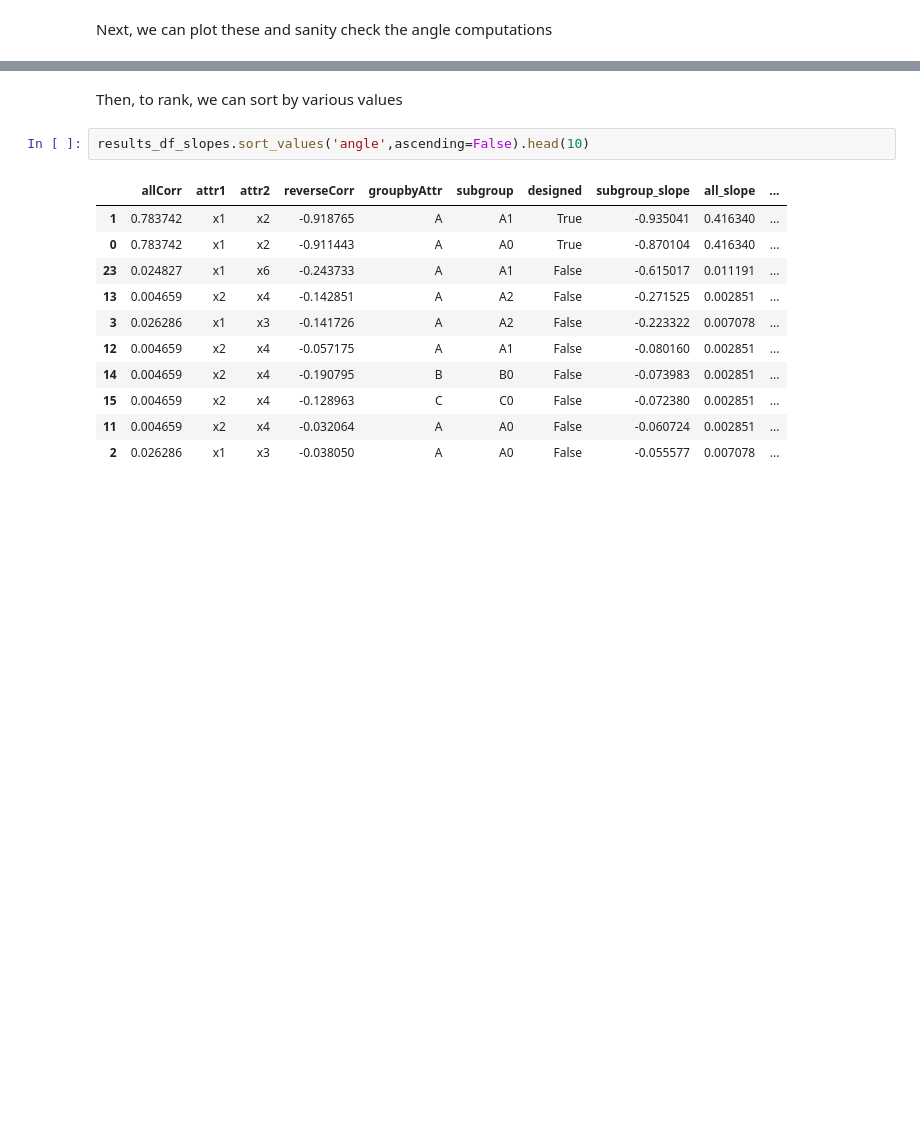
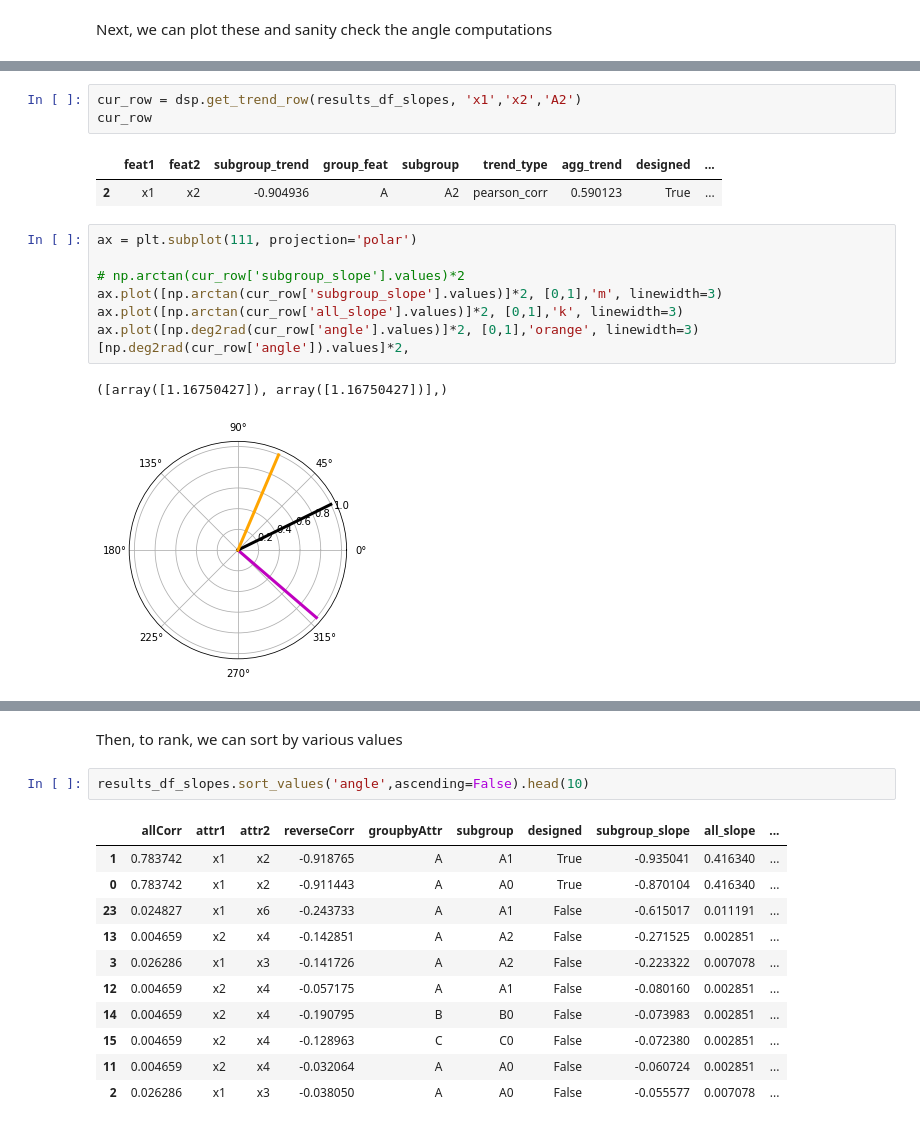
Before and after one commit to fairnessforensics/wiggum, a Jupyter notebook: research_notebooks/ranking_sp_occurences.ipynb, the cells around one changed output, grey strips where cells are left out. Cells and saved outputs as stored; diff of their text form; blank space fills up the shorter version.

```diff
--- a/research_notebooks/ranking_sp_occurences.ipynb
+++ b/research_notebooks/ranking_sp_occurences.ipynb
@@ -142,0 +141,17 @@ sp_plot(many_sp_df_diff,'x1','x2','A')
+# %%
+cur_row = dsp.get_trend_row(results_df_slopes, 'x1','x2','A2')
+cur_row
+# %% [output]
+|  | feat1 | feat2 | subgroup_trend | group_feat | subgroup | trend_type | agg_trend | designed | ... |
+| 2 | x1 | x2 | -0.904936 | A | A2 | pearson_corr | 0.590123 | True | ... |
+# %%
+ax = plt.subplot(111, projection='polar')
+
+# np.arctan(cur_row['subgroup_slope'].values)*2
+ax.plot([np.arctan(cur_row['subgroup_slope'].values)]*2, [0,1],'m', linewidth=3)
+ax.plot([np.arctan(cur_row['all_slope'].values)]*2, [0,1],'k', linewidth=3)
+ax.plot([np.deg2rad(cur_row['angle'].values)]*2, [0,1],'orange', linewidth=3)
+[np.deg2rad(cur_row['angle']).values]*2,
+# %% [output]
+([array([1.16750427]), array([1.16750427])],)
+[figure, added]
```
Also changed, not shown: parts of 23 cells of this notebook, 2 other files.
